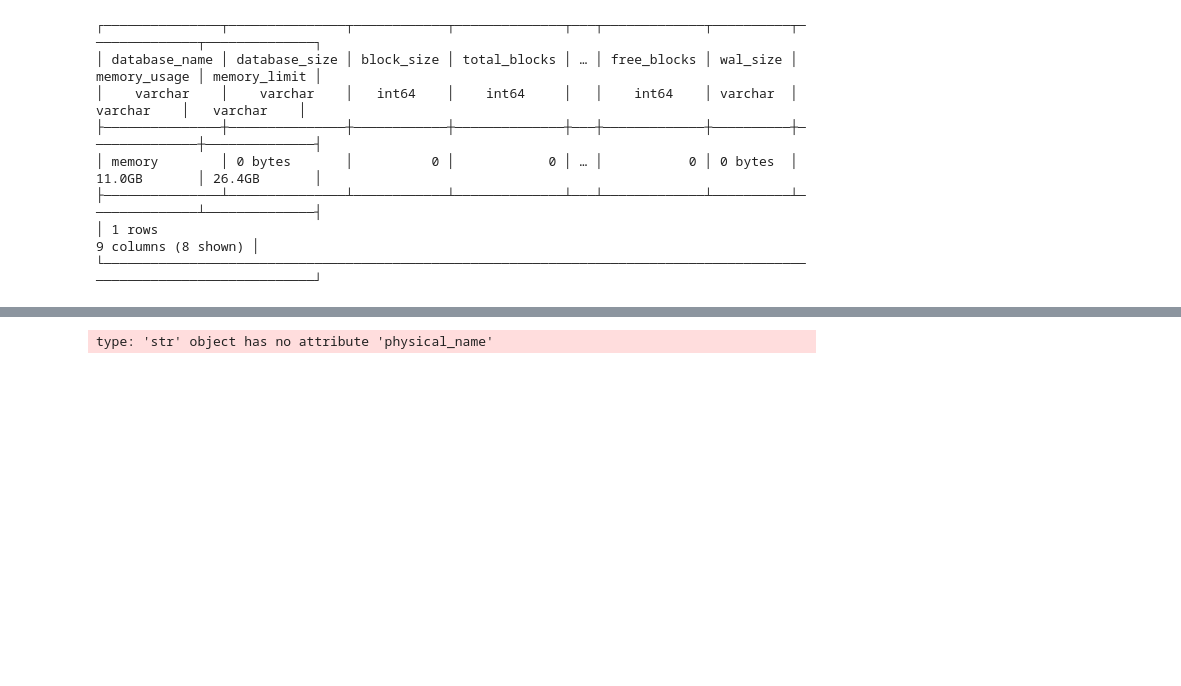
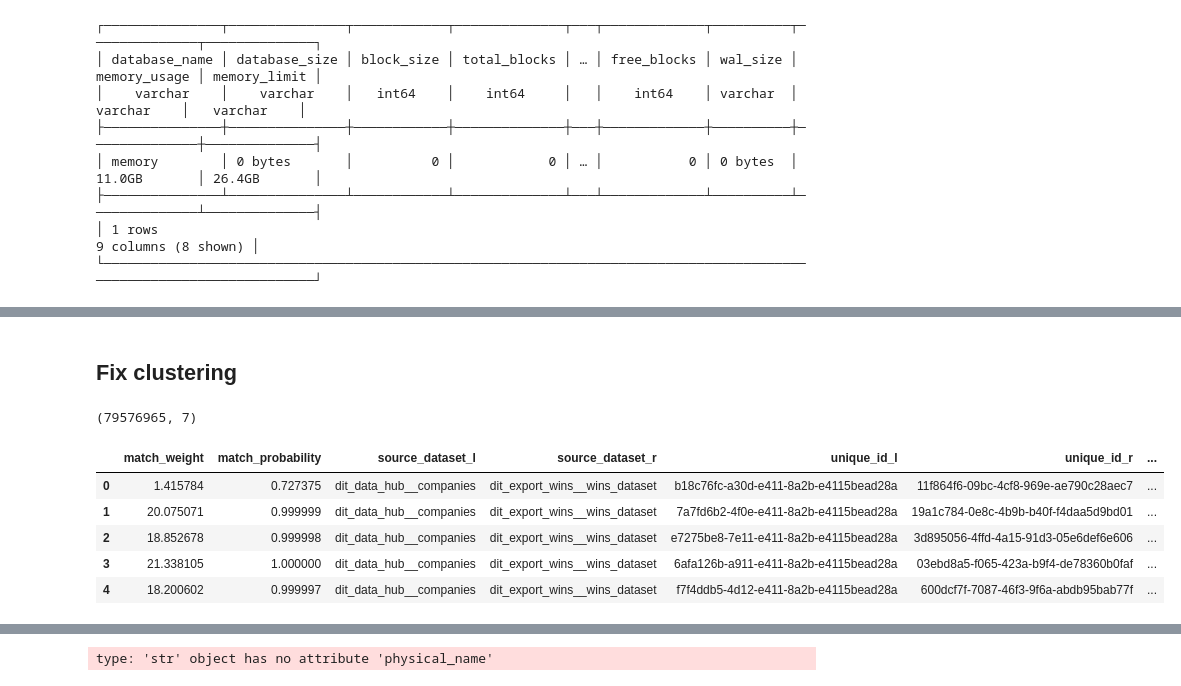
Before and after one commit to will-langdale/matchbox, a Jupyter notebook: notebooks/WL_splink-iterpred.ipynb, the cells around one changed output, grey strips where cells are left out. Saved outputs shown, nothing was run; the diff lists cells and outputs as text; code cells hidden in the pictures; blank space fills up the shorter version.

Commit message:
Shaping my thinking for using predictions as the production df

```diff
--- a/notebooks/WL_splink-iterpred.ipynb
+++ b/notebooks/WL_splink-iterpred.ipynb
@@ -8,13 +8,18 @@ import mlflow
 import duckdb
 import json
 from pathlib import Path
-import dask.dataframe as dd
+import pandas as pd
+# import dask.dataframe as dd
 
 from splink.duckdb.linker import DuckDBLinker
+from splink.postgres.linker import PostgresLinker
 
 from src.data import utils as du
 import src.locations as loc
 from src.config import settings
+
+DATA_FULL = du.build_alias_path_dict(Path(loc.DATA_SUBDIR['processed']) / 'company-matching__full')
+PRED_PATH = Path(loc.DATA_SUBDIR['processed']) / 'company-matching__full' / 'predictions.parquet'
 # %% [markdown]
 Questions:
 
@@ -115,0 +125,17 @@ connection.query(f"""
+# %% [markdown]
+## Fix clustering
+# %%
+df_predict = pd.read_parquet(PRED_PATH)
+# %%
+df_predict.shape
+# %% [output]
+(79576965, 7)
+# %%
+df_predict.head(5)
+# %% [output]
+|  | match_weight | match_probability | source_dataset_l | source_dataset_r | unique_id_l | unique_id_r | ... |
+| 0 | 1.415784 | 0.727375 | dit_data_hub__companies | dit_export_wins__wins_dataset | b18c76fc-a30d-e411-8a2b-e4115bead28a | 11f864f6-09bc-4cf8-969e-ae790c28aec7 | ... |
+| 1 | 20.075071 | 0.999999 | dit_data_hub__companies | dit_export_wins__wins_dataset | 7a7fd6b2-4f0e-e411-8a2b-e4115bead28a | 19a1c784-0e8c-4b9b-b40f-f4daa5d9bd01 | ... |
+| 2 | 18.852678 | 0.999998 | dit_data_hub__companies | dit_export_wins__wins_dataset | e7275be8-7e11-e411-8a2b-e4115bead28a | 3d895056-4ffd-4a15-91d3-05e6def6e606 | ... |
+| 3 | 21.338105 | 1.000000 | dit_data_hub__companies | dit_export_wins__wins_dataset | 6afa126b-a911-e411-8a2b-e4115bead28a | 03ebd8a5-f065-423a-b9f4-de78360b0faf | ... |
+| 4 | 18.200602 | 0.999997 | dit_data_hub__companies | dit_export_wins__wins_dataset | f7f4ddb5-4d12-e411-8a2b-e4115bead28a | 600dcf7f-7087-46f3-9f6a-abdb95bab77f | ... |
```
Also changed, not shown: parts of 11 cells of this notebook, 2 other files.
